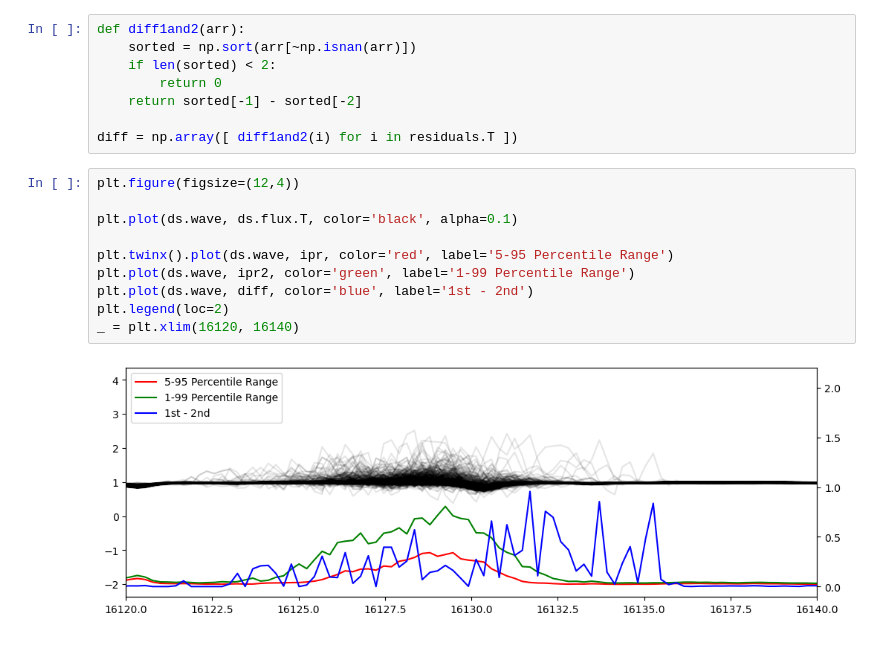
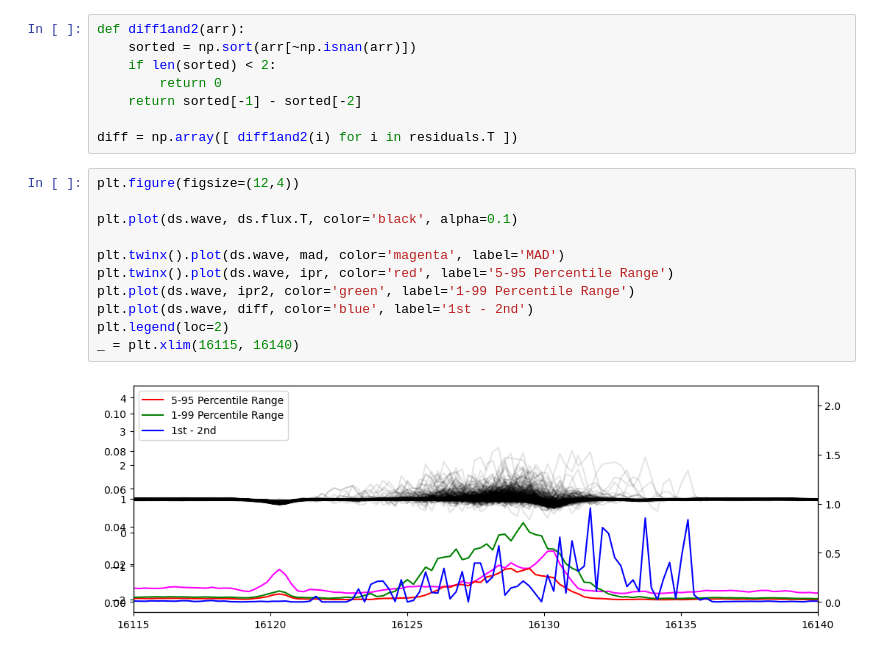
Before and after one commit to josephhand/BSRC-ALIAS, a Jupyter notebook: scratch/statistical_tests.ipynb, the cells around one changed output. Saved outputs shown, nothing was run; the diff lists cells and outputs as text.

```diff
--- a/scratch/statistical_tests.ipynb
+++ b/scratch/statistical_tests.ipynb
@@ -52,12 +63,13 @@ diff = np.array([ diff1and2(i) for i in residuals.T ])
 # %%
 plt.figure(figsize=(12,4))
 
 plt.plot(ds.wave, ds.flux.T, color='black', alpha=0.1)
 
+plt.twinx().plot(ds.wave, mad, color='magenta', label='MAD')
 plt.twinx().plot(ds.wave, ipr, color='red', label='5-95 Percentile Range')
 plt.plot(ds.wave, ipr2, color='green', label='1-99 Percentile Range')
 plt.plot(ds.wave, diff, color='blue', label='1st - 2nd')
 plt.legend(loc=2)
-_ = plt.xlim(16120, 16140)
+_ = plt.xlim(16115, 16140)
 # %% [output]
-[figure, old version]
+[figure, new version]
```
Also changed, not shown: parts of 2 cells of this notebook, 8 other files.
